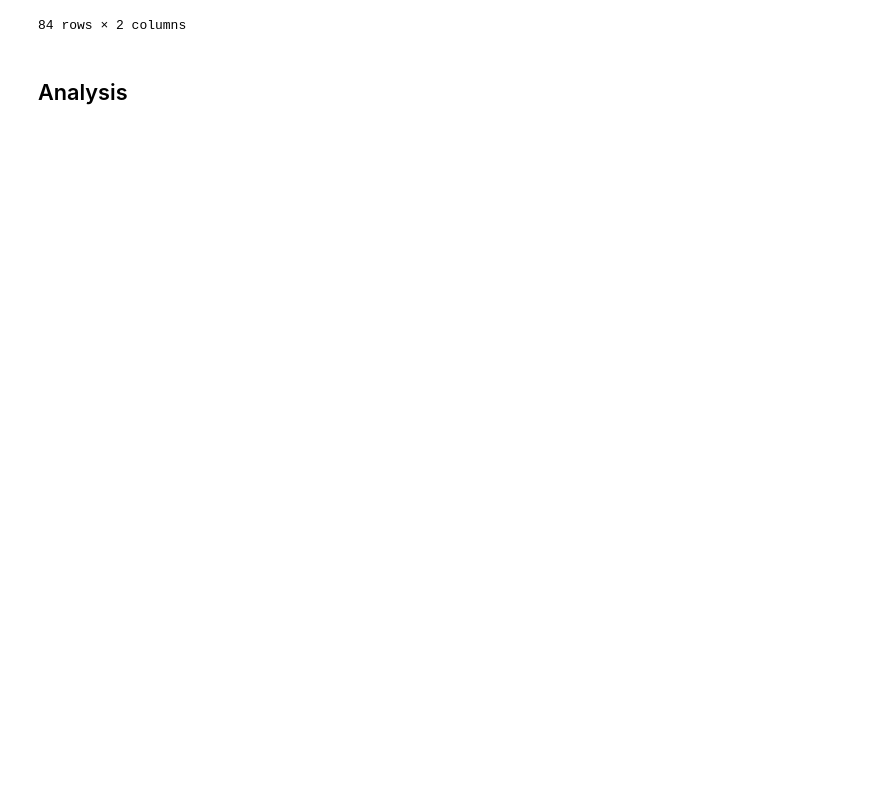
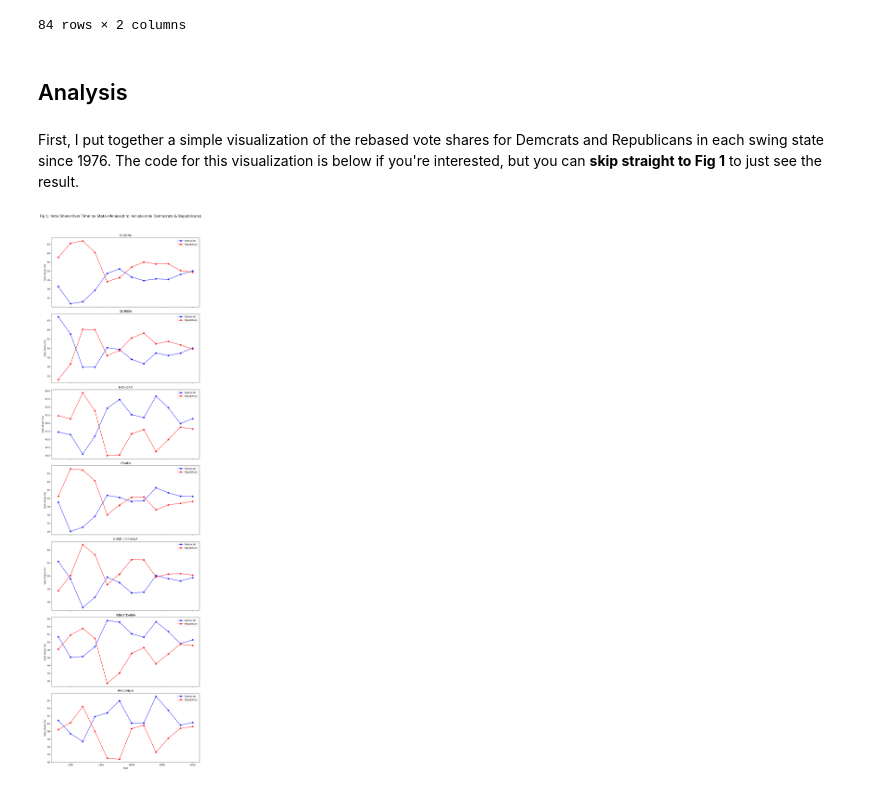
Before and after one commit to voglerdaniel/Elections-Analysis, a Jupyter notebook: code/swing_state_correlations.ipynb, the cells around one changed output. Cells and saved outputs as stored; diff of their text form; code cells hidden in the pictures; blank space fills up the shorter version.

```diff
--- a/code/swing_state_correlations.ipynb
+++ b/code/swing_state_correlations.ipynb
@@ -218 +184,37 @@ fig.show()
+# %% [markdown]
+First, I put together a simple visualization of the rebased vote shares for Demcrats and Republicans in each swing state since 1976. The code for this visualization is below if you're interested, but you can **skip straight to Fig 1** to just see the result.
+# %%
+# Reset index
+df = party_share_df.reset_index()
+
+# Create subplots
+states = df['state'].unique()
+fig, axes = plt.subplots(nrows=len(states), ncols=1, sharex=True, figsize=(10, 5 * len(states)))
+
+# Add traces for each state
+for i, state in enumerate(states):
+    state_data = df[df['state'] == state]
+
+    # Plot Democrat trace
+    axes[i].plot(state_data['year'], state_data['DEMOCRAT'],
+                 marker='o', color='blue', label='Democrat')
+
+    # Plot Republican trace
+    axes[i].plot(state_data['year'], state_data['REPUBLICAN'],
+                 marker='o', color='red', label='Republican')
+
+    # Set title for each subplot
+    axes[i].set_title(state)
+    axes[i].set_ylabel('Vote Share (%)')
+    axes[i].legend()  # Show legend
+
+# Update layout
+plt.xlabel('Year')
+plt.suptitle('Fig 1: Vote Share Over Time by State (Rebased to include only Democrats & Republicans)', fontsize=16)
+plt.tight_layout(rect=[0, 0, 1, 0.96])  # Adjust layout to make room for suptitle
+
+# Show the figure
+plt.show()
+# %% [output]
+[figure, added]
 # %% [markdown]
```
Also changed, not shown: parts of 24 cells of this notebook, 1 other file.
